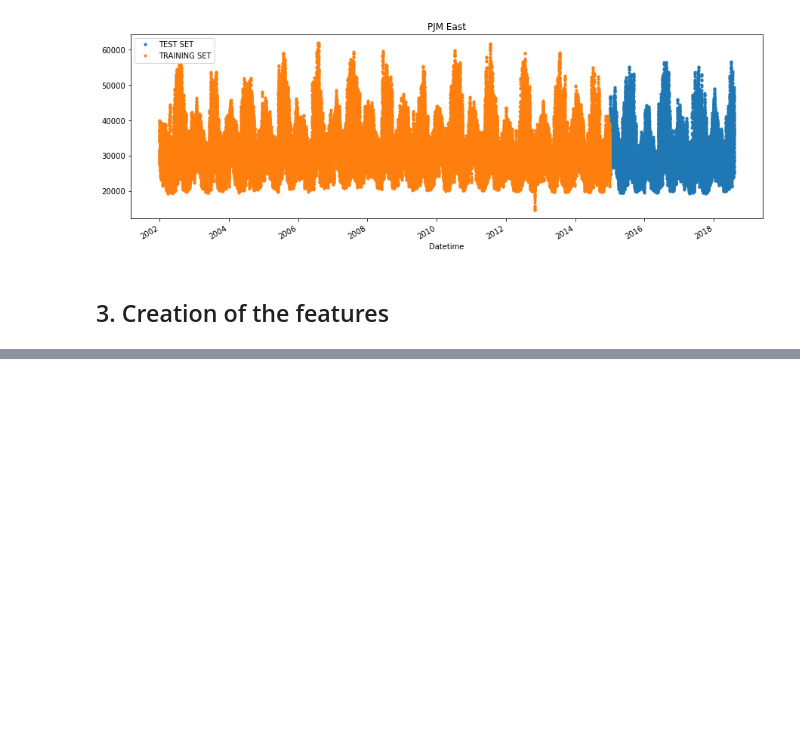
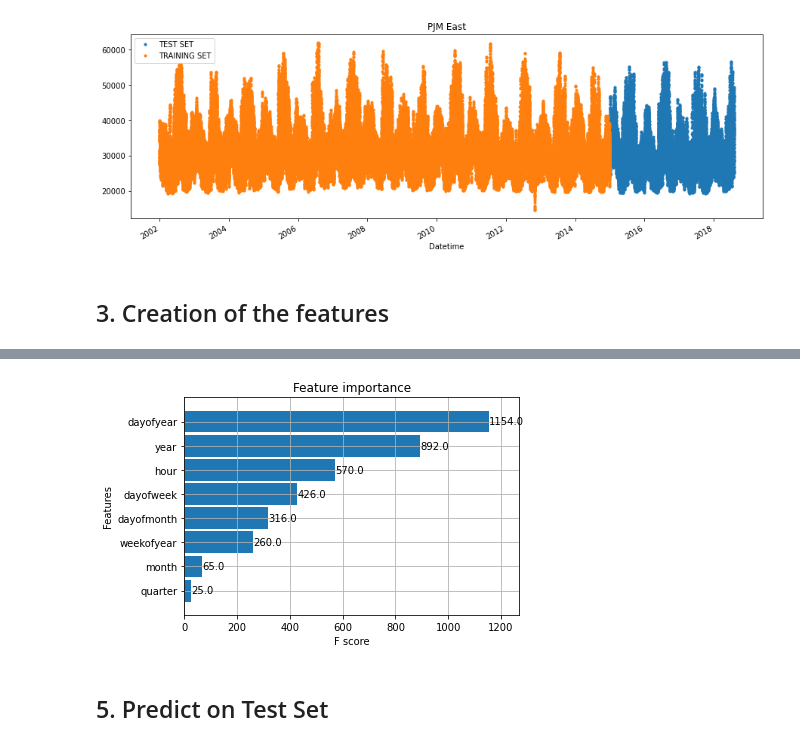
Before and after one commit to asyachin/SF_DS_ML, a Jupyter notebook: DS_ML15_TimeSeries/AS_ML15_14_TimeSeries.ipynb, the cells around one changed output, grey strips where cells are left out. Cells and saved outputs as stored; diff of their text form; code cells hidden in the pictures; blank space fills up the shorter version.

```diff
--- a/DS_ML15_TimeSeries/Untitled.ipynb
+++ b/DS_ML15_TimeSeries/AS_ML15_14_TimeSeries.ipynb
@@ -206,5 +211,5 @@ def create_features(df, label=None):
         return X, y
     return X
 # %%
-X_train, y_train = create_features(pjme_train, label='PJME_MW')
-X_test, y_test = create_features(pjme_test, label='PJME_MW')
+X_train, y_train = create_features(pjme_train, label='pjme_mv')
+X_test, y_test = create_features(pjme_test, label='pjme_mv')
@@ -210,0 +220,8 @@ X_test, y_test = create_features(pjme_test, label='PJME_MW')
+# %%
+import xgboost as xgb
+from xgboost import plot_importance, plot_tree
+reg = xgb.XGBRegressor(n_estimators=1000)
+reg.fit(X_train, y_train,
+        eval_set=[(X_train, y_train), (X_test, y_test)],
+        early_stopping_rounds=50,
+       verbose=False) # Измените verbose на True, если хотите увидеть процесс обучения
@@ -210,0 +238,6 @@ X_test, y_test = create_features(pjme_test, label='PJME_MW')
+# %%
+_ = plot_importance(reg, height=0.9)
+# %% [output]
+[figure, added]
+# %% [markdown]
+## 5. Predict on Test Set
```
Also changed, not shown: parts of 29 cells of this notebook, 2 other files.
